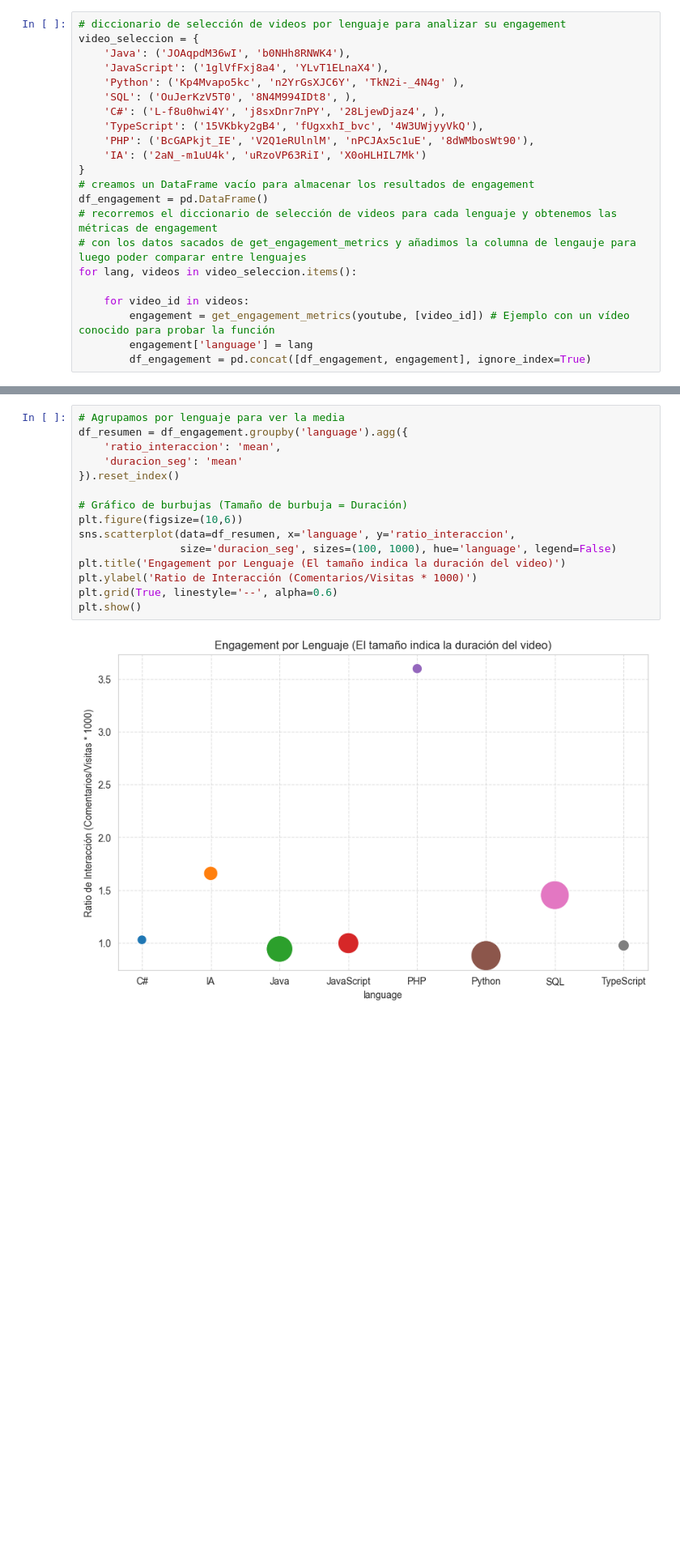
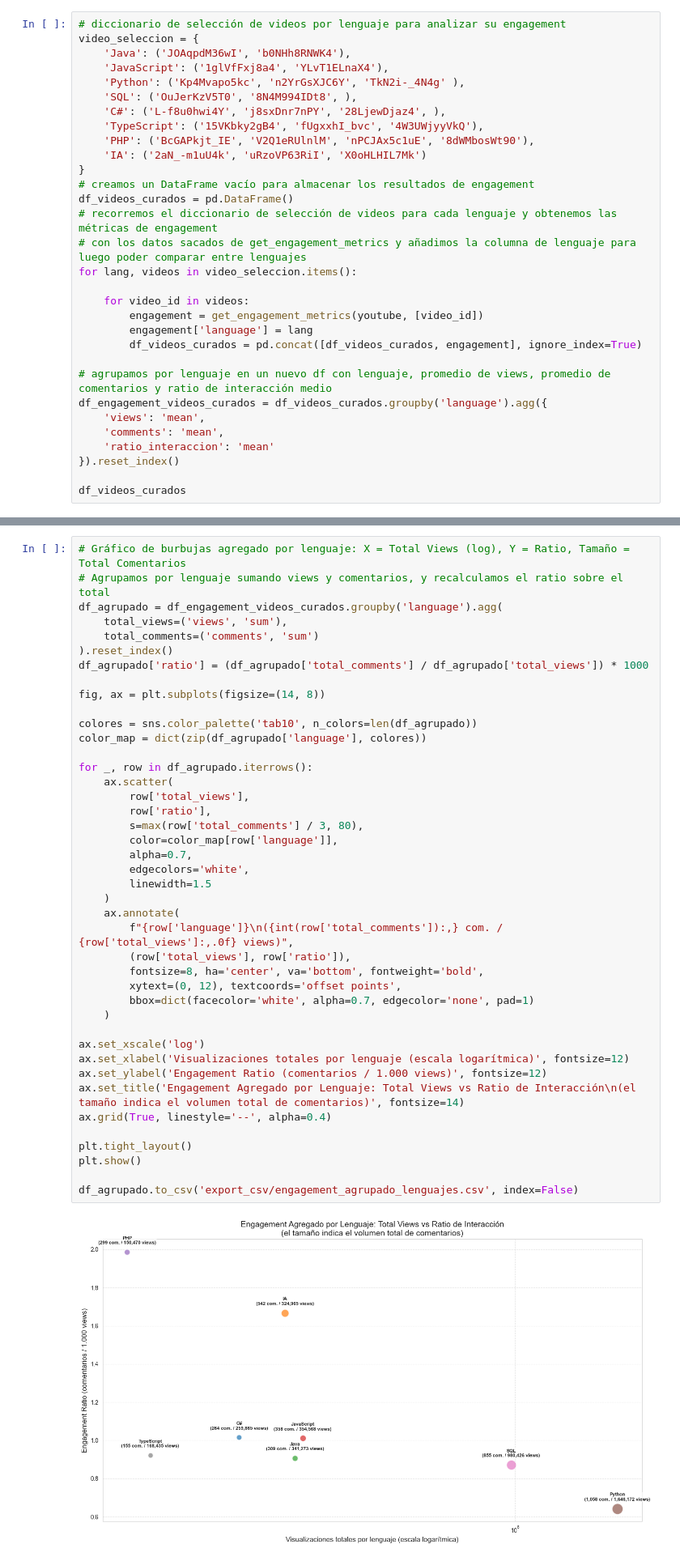
Before and after one commit to jlalonsoredon/EDA-programacion-tendencias, a Jupyter notebook: analisis-Stack-Overflow.ipynb, the cells around one changed output, grey strips where cells are left out. Shown at 81% size. Drawn from its saved outputs; the diff is of its cells as text; blank space fills up the shorter version.

```diff
--- a/analisis-Stack-Overflow.ipynb
+++ b/analisis-Stack-Overflow.ipynb
@@ -1318,12 +1348,21 @@ video_seleccion = {
     'IA': ('2aN_-m1uU4k', 'uRzoVP63RiI', 'X0oHLHIL7Mk')
 }
 # creamos un DataFrame vacío para almacenar los resultados de engagement
-df_engagement = pd.DataFrame()
+df_videos_curados = pd.DataFrame()
 # recorremos el diccionario de selección de videos para cada lenguaje y obtenemos las métricas de engagement
-# con los datos sacados de get_engagement_metrics y añadimos la columna de lengauje para luego poder comparar entre lenguajes
+# con los datos sacados de get_engagement_metrics y añadimos la columna de lenguaje para luego poder comparar entre lenguajes
 for lang, videos in video_seleccion.items():
 
     for video_id in videos:
-        engagement = get_engagement_metrics(youtube, [video_id]) # Ejemplo con un vídeo conocido para probar la función
+        engagement = get_engagement_metrics(youtube, [video_id])
         engagement['language'] = lang
-        df_engagement = pd.concat([df_engagement, engagement], ignore_index=True)
+        df_videos_curados = pd.concat([df_videos_curados, engagement], ignore_index=True)
+
+# agrupamos por lenguaje en un nuevo df con lenguaje, promedio de views, promedio de comentarios y ratio de interacción medio
+df_engagement_videos_curados = df_videos_curados.groupby('language').agg({
+    'views': 'mean',
+    'comments': 'mean',
+    'ratio_interaccion': 'mean'
+}).reset_index()
+
+df_videos_curados
@@ -1352,20 +1398,47 @@ df_engagement
 # %%
-# Agrupamos por lenguaje para ver la media
-df_resumen = df_engagement.groupby('language').agg({
-    'ratio_interaccion': 'mean',
-    'duracion_seg': 'mean'
-}).reset_index()
+# Gráfico de burbujas agregado por lenguaje: X = Total Views (log), Y = Ratio, Tamaño = Total Comentarios
+# Agrupamos por lenguaje sumando views y comentarios, y recalculamos el ratio sobre el total
+df_agrupado = df_engagement_videos_curados.groupby('language').agg(
+    total_views=('views', 'sum'),
+    total_comments=('comments', 'sum')
+).reset_index()
+df_agrupado['ratio'] = (df_agrupado['total_comments'] / df_agrupado['total_views']) * 1000
 
-# Gráfico de burbujas (Tamaño de burbuja = Duración)
-plt.figure(figsize=(10,6))
-sns.scatterplot(data=df_resumen, x='language', y='ratio_interaccion',
-                size='duracion_seg', sizes=(100, 1000), hue='language', legend=False)
-plt.title('Engagement por Lenguaje (El tamaño indica la duración del video)')
-plt.ylabel('Ratio de Interacción (Comentarios/Visitas * 1000)')
-plt.grid(True, linestyle='--', alpha=0.6)
+fig, ax = plt.subplots(figsize=(14, 8))
+
+colores = sns.color_palette('tab10', n_colors=len(df_agrupado))
+color_map = dict(zip(df_agrupado['language'], colores))
+
+for _, row in df_agrupado.iterrows():
+    ax.scatter(
+        row['total_views'],
+        row['ratio'],
+        s=max(row['total_comments'] / 3, 80),
+        color=color_map[row['language']],
+        alpha=0.7,
+        edgecolors='white',
+        linewidth=1.5
+    )
+    ax.annotate(
+        f"{row['language']}\n({int(row['total_comments']):,} com. / {row['total_views']:,.0f} views)",
+        (row['total_views'], row['ratio']),
+        fontsize=8, ha='center', va='bottom', fontweight='bold',
+        xytext=(0, 12), textcoords='offset points',
+        bbox=dict(facecolor='white', alpha=0.7, edgecolor='none', pad=1)
+    )
+
+ax.set_xscale('log')
+ax.set_xlabel('Visualizaciones totales por lenguaje (escala logarítmica)', fontsize=12)
+ax.set_ylabel('Engagement Ratio (comentarios / 1.000 views)', fontsize=12)
+ax.set_title('Engagement Agregado por Lenguaje: Total Views vs Ratio de Interacción\n(el tamaño indica el volumen total de comentarios)', fontsize=14)
+ax.grid(True, linestyle='--', alpha=0.4)
+
+plt.tight_layout()
 plt.show()
+
+df_agrupado.to_csv('export_csv/engagement_agrupado_lenguajes.csv', index=False)
 # %% [output]
-[figure, old version]
+[figure, new version]
 # %%
 def obtener_ids_por_busqueda(youtube, query, max_results=5):
     """Busca vídeos y devuelve una lista de sus IDs."""
```
Also changed, not shown: parts of 32 cells of this notebook, 25 other files.
